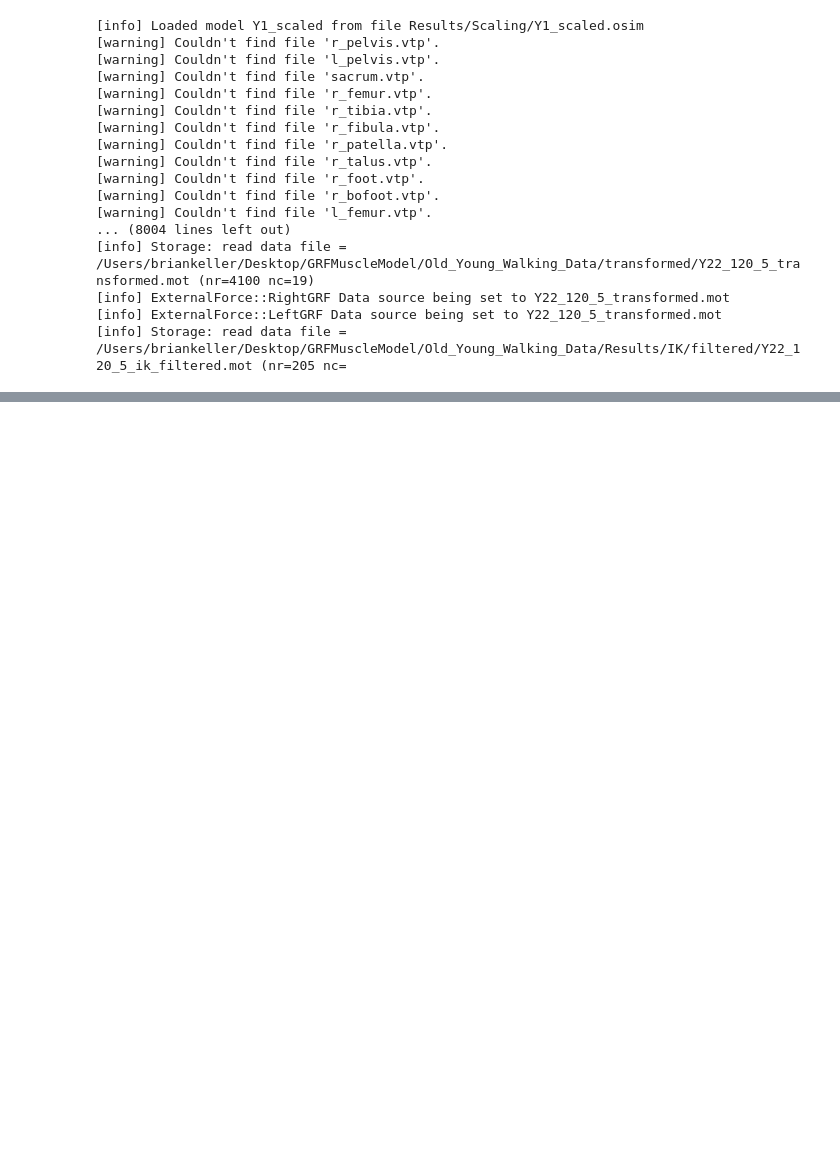
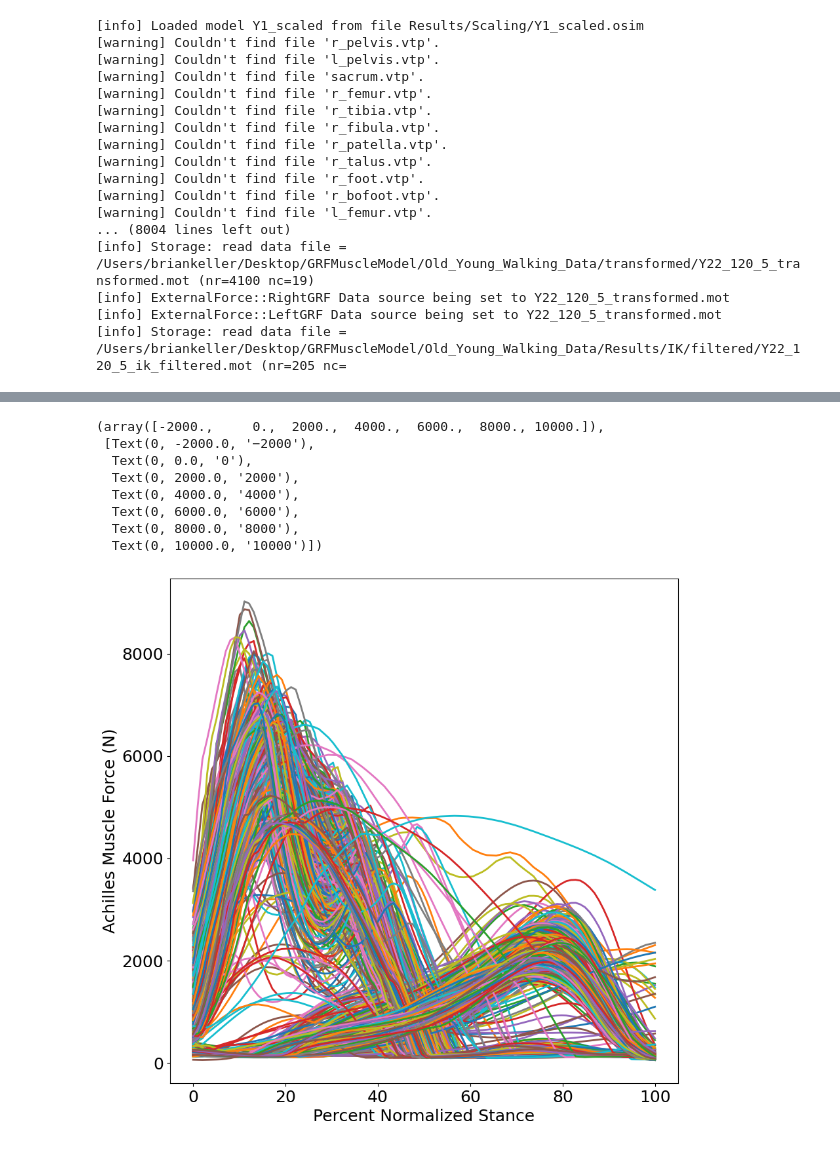
Before and after one commit to anth0nyhle/GRFMuscleModel, a Jupyter notebook: OA_Scripts/Y_BatchProcessing.ipynb, the cells around one changed output, grey strips where cells are left out. Saved outputs shown, nothing was run; the diff lists cells and outputs as text; code cells hidden in the pictures; blank space fills up the shorter version.

```diff
--- a/OA_Scripts/Y_BatchProcessing.ipynb
+++ b/OA_Scripts/Y_BatchProcessing.ipynb
@@ -171,0 +452,37 @@ for subj, data in subject_trials.items():
+# %%
+tibpost_resampled = get_all_segments(resampled_segs, 'tibpost')
+tibant_resampled = get_all_segments(resampled_segs, 'tibant')
+edl_resampled = get_all_segments(resampled_segs, 'edl')
+ehl_resampled = get_all_segments(resampled_segs, 'ehl')
+fdl_resampled = get_all_segments(resampled_segs, 'fdl')
+fhl_resampled = get_all_segments(resampled_segs, 'fhl')
+gaslat_resampled = get_all_segments(resampled_segs, 'gaslat')
+gasmed_resampled = get_all_segments(resampled_segs, 'gasmed')
+soleus_resampled = get_all_segments(resampled_segs, 'soleus')
+perbrev_resampled = get_all_segments(resampled_segs, 'perbrev')
+perlong_resampled = get_all_segments(resampled_segs, 'perlong')
+achilles_resampled = get_all_segments(resampled_segs, 'achilles')
+
+time_resampled = resampled_segs['time_resampled']
+# %%
+figure = plt.figure(figsize=(10, 10))
+
+num_achilles_segments = len(achilles_resampled)
+
+for i in range(num_achilles_segments):
+    plt.plot(time_resampled[0]*100, achilles_resampled[i], linewidth=2)
+
+plt.ylabel("Achilles Muscle Force (N)", fontsize=18)
+plt.xlabel("Percent Normalized Stance", fontsize=18)
+plt.xticks(fontsize=18)
+plt.yticks(fontsize=18)
+# %% [output]
+(array([-2000.,     0.,  2000.,  4000.,  6000.,  8000., 10000.]),
+ [Text(0, -2000.0, '−2000'),
+  Text(0, 0.0, '0'),
+  Text(0, 2000.0, '2000'),
+  Text(0, 4000.0, '4000'),
+  Text(0, 6000.0, '6000'),
+  Text(0, 8000.0, '8000'),
+  Text(0, 10000.0, '10000')])
+[figure, added]
```
Also changed, not shown: parts of 5 cells of this notebook, 6 other files.
